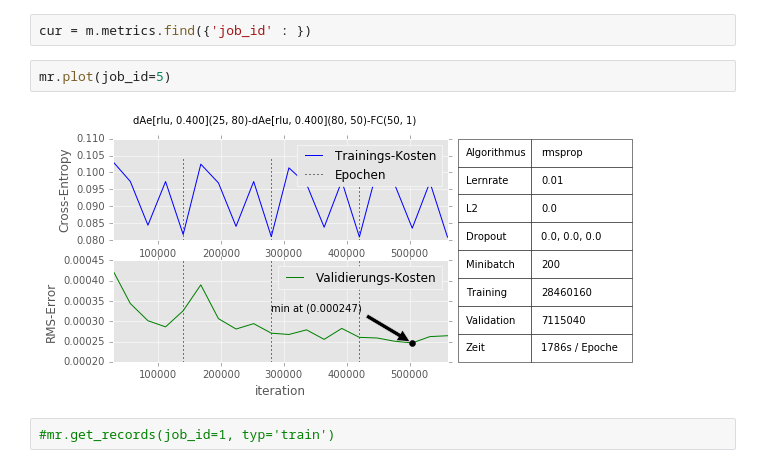
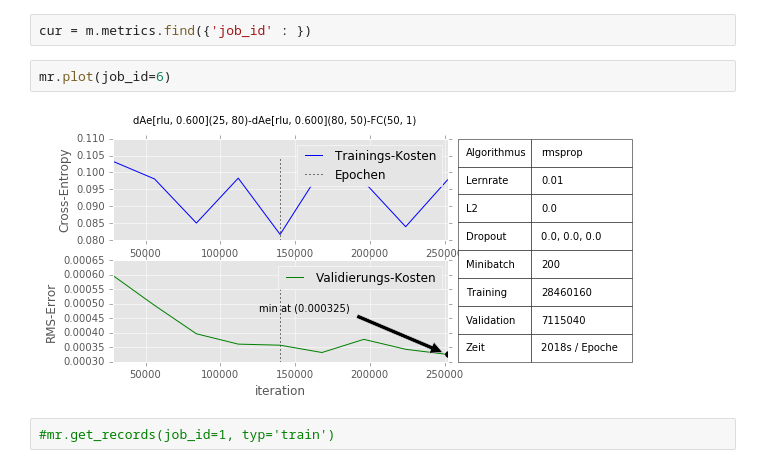
Before and after one commit to codingluke/ba-thesis-code, a Jupyter notebook: notebooks/metric_test.ipynb, the cells around one changed output. Drawn from its saved outputs; the diff is of its cells as text.

```diff
--- a/notebooks/metric_test.ipynb
+++ b/notebooks/metric_test.ipynb
@@ -18,9 +18,9 @@ m = MetricRecorder(config_dir_path='../src/sae.json')
 # %%
 cur = m.metrics.find({'job_id' : })
 # %%
-mr.plot(job_id=5)
+mr.plot(job_id=6)
 # %% [output]
-[figure, old version]
+[figure, new version]
 # %%
 #mr.get_records(job_id=1, typ='train')
 # %%
```
Also changed, not shown: 2 other files.
